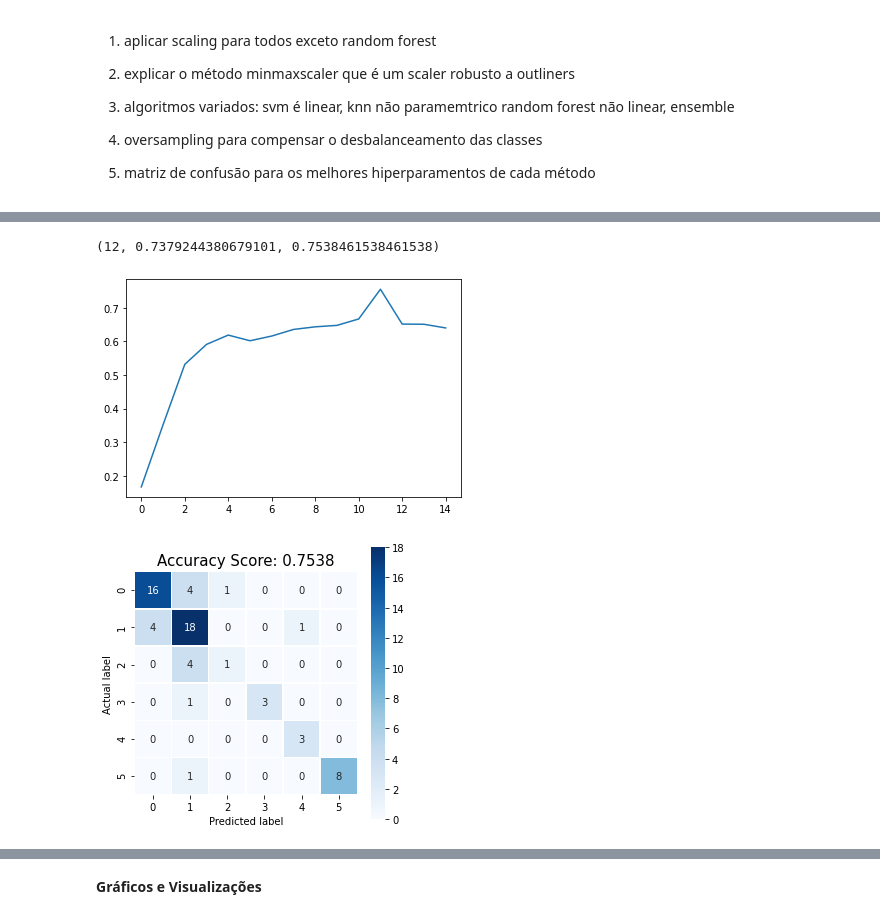
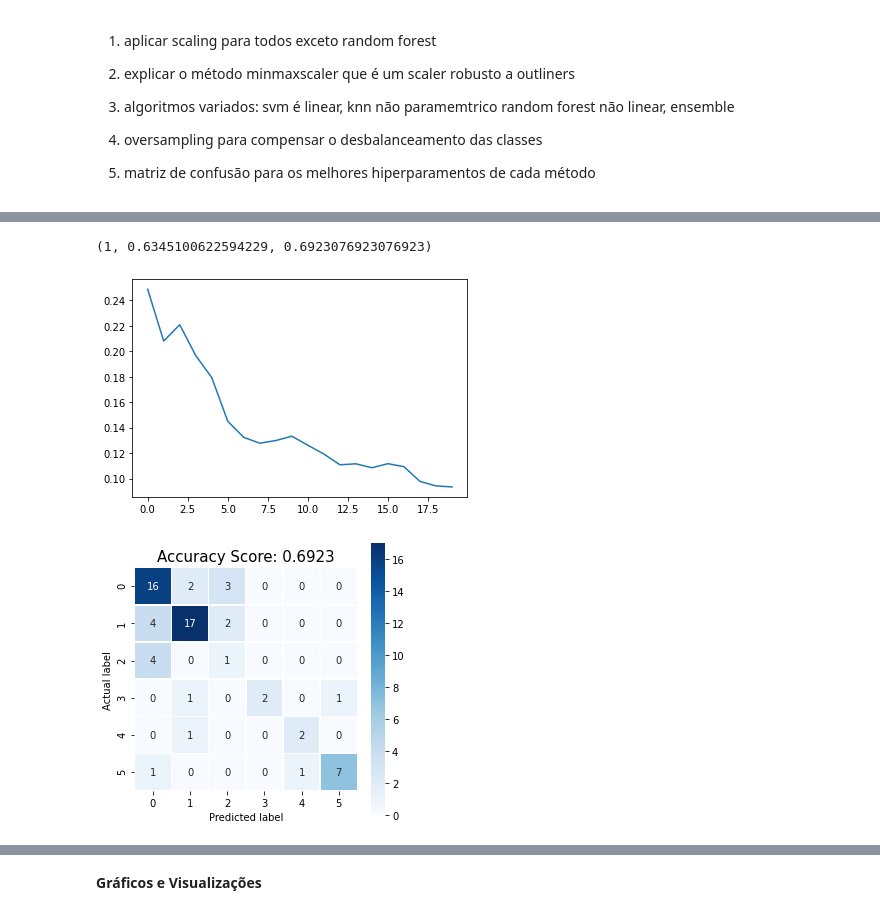
Before and after one commit to marinacer/IA048, a Jupyter notebook: glass.ipynb, the cells around one changed output, grey strips where cells are left out. Drawn from its saved outputs; the diff is of its cells as text; code cells hidden in the pictures.

```diff
--- a/glass.ipynb
+++ b/glass.ipynb
@@ -140,10 +138,3 @@ fit_random_forest(15,Xtrain_scaled,ytrain,Xtest_scaled,ytest)
-# %%
-# com oversampling e scaling
-fit_random_forest(15,Xtrain_over_scaled,ytrain_over_scaled,Xtest_scaled,ytest)
-# %% [output]
-(12, 0.7379244380679101, 0.7538461538461538)
-[figure, removed]
-[figure, removed]
 # %%
 # cross validation, evaluation e desempenho do KNN
 # por meio da variação do nº de vizinhos
@@ -183,4 +174,11 @@ def fit_knn(var,Xtrain_p, ytrain_p, Xtest_p,ytest_p):
   plt.title(all_sample_title, size = 15)
 
   return(best_var,f1_predict,acc_predict)
+# %%
+# oversampling
+fit_knn(20,Xtrain,ytrain,Xtest,ytest)
+# %% [output]
+(1, 0.6345100622594229, 0.6923076923076923)
+[figure, added]
+[figure, added]
 # %%
```
Also changed, not shown: parts of 25 cells of this notebook.
